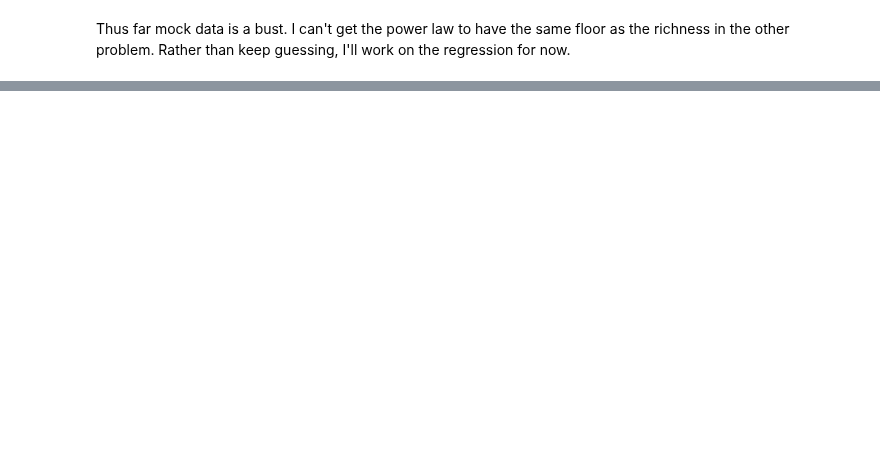
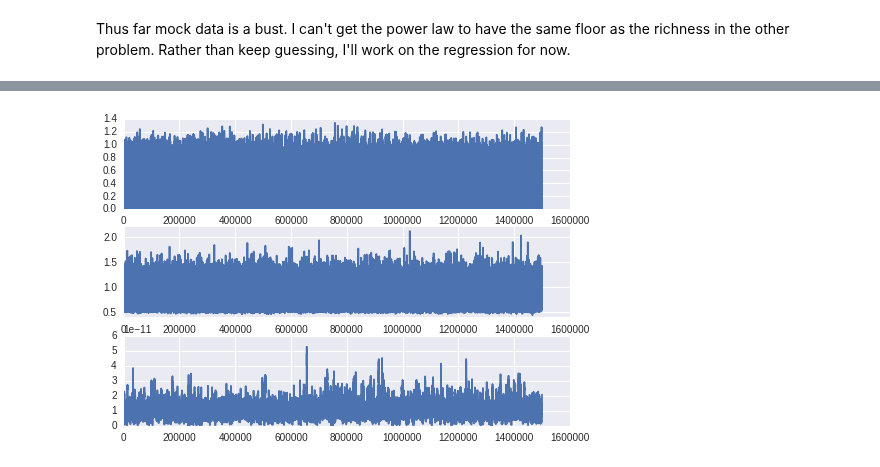
Before and after one commit to Ravirajadrangi/ClusterMassInference, a Jupyter notebook: Project Notebook.ipynb, the cells around one changed output, grey strips where cells are left out. Saved outputs shown, nothing was run; the diff lists cells and outputs as text; code cells hidden in the pictures; blank space fills up the shorter version.

```diff
--- a/Project Notebook.ipynb
+++ b/Project Notebook.ipynb
@@ -388,0 +427,7 @@ print MLP
+# %%
+for i in xrange(3):
+    plt.subplot(3,1,i)
+    plt.plot(chain[:,i])
+plt.show()
+# %% [output]
+[figure, added]
```
Also changed, not shown: parts of 17 cells of this notebook, 1 other file.
